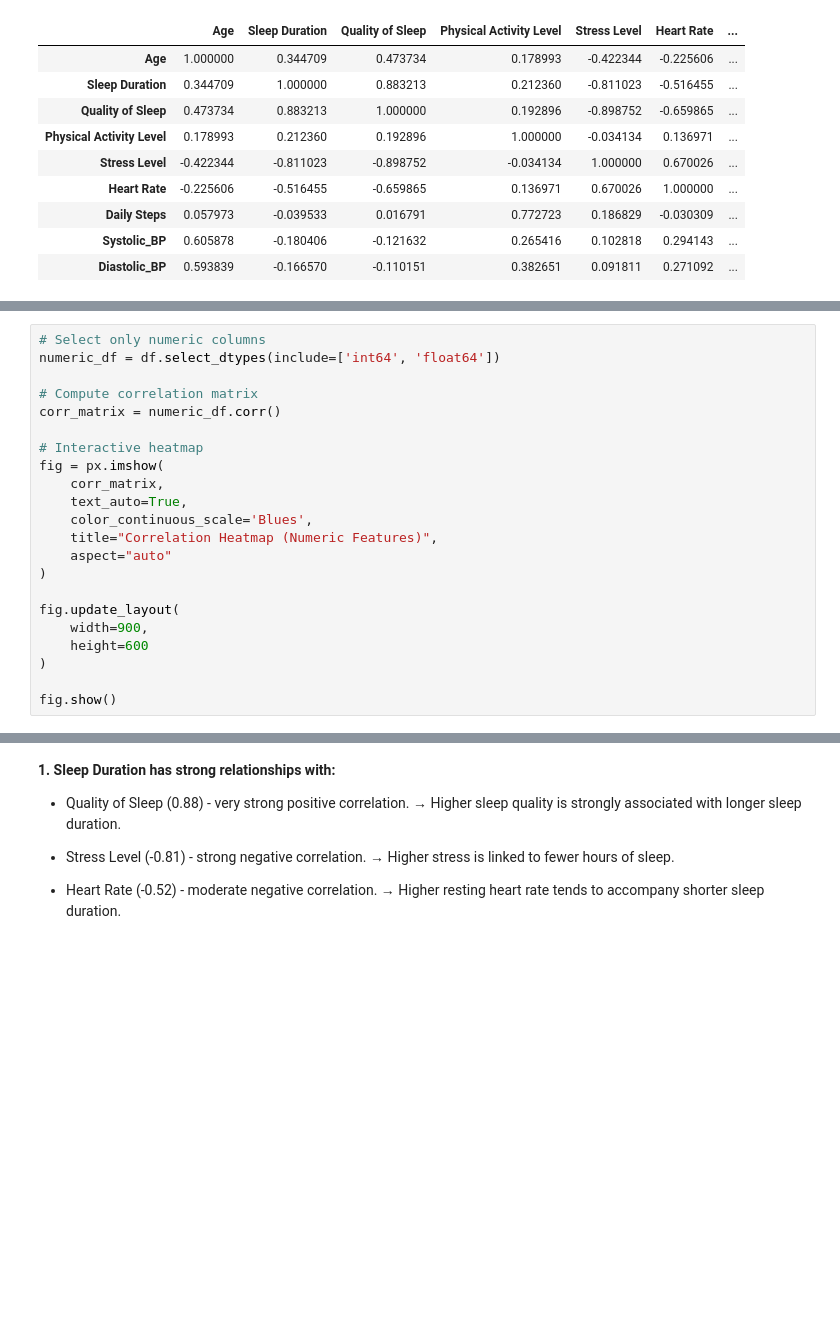
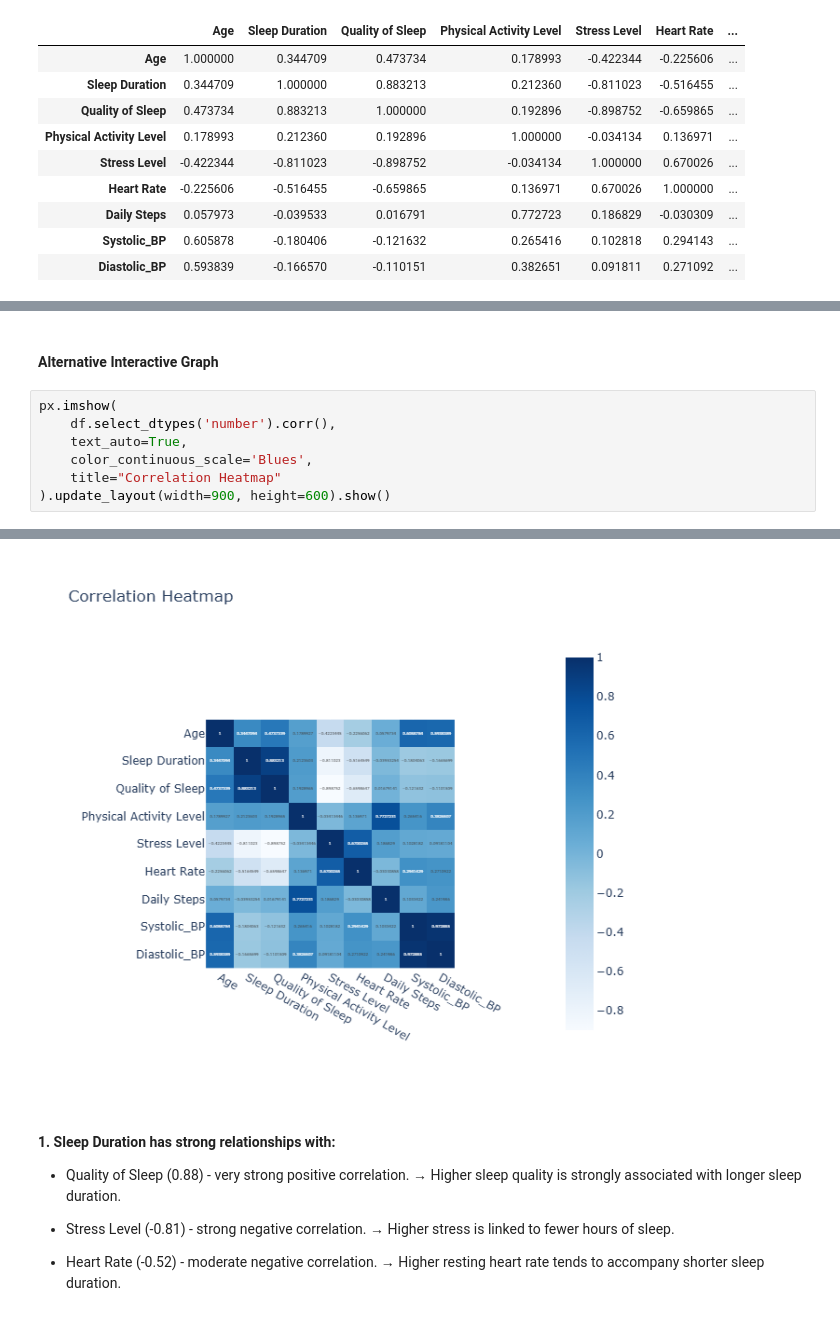
Before and after one commit to HermelaDev/Sleep-Health-Lifestyle-Machine-Learning, a Jupyter notebook: Sleep-Health.ipynb, the cells around one changed output, grey strips where cells are left out. Cells and saved outputs as stored; diff of their text form; blank space fills up the shorter version.

```diff
--- a/Sleep-Health.ipynb
+++ b/Sleep-Health.ipynb
@@ -273,23 +282,10 @@ numeric_df.corr()
+# %% [markdown]
+#### Alternative Interactive Graph
 # %%
-# Select only numeric columns
-numeric_df = df.select_dtypes(include=['int64', 'float64'])
-
-# Compute correlation matrix
-corr_matrix = numeric_df.corr()
-
-# Interactive heatmap
-fig = px.imshow(
-    corr_matrix,
+px.imshow(
+    df.select_dtypes('number').corr(),
     text_auto=True,
     color_continuous_scale='Blues',
-    title="Correlation Heatmap (Numeric Features)",
-    aspect="auto"
-)
-
-fig.update_layout(
-    width=900,
-    height=600
-)
-
-fig.show()
+    title="Correlation Heatmap"
+).update_layout(width=900, height=600).show()
 # %% [output]
@@ -297,3 +292,4 @@ fig.show()
+[figure, added]
 # %% [markdown]
 **1. Sleep Duration has strong relationships with:**
 
```
Also changed, not shown: parts of 22 cells of this notebook.
